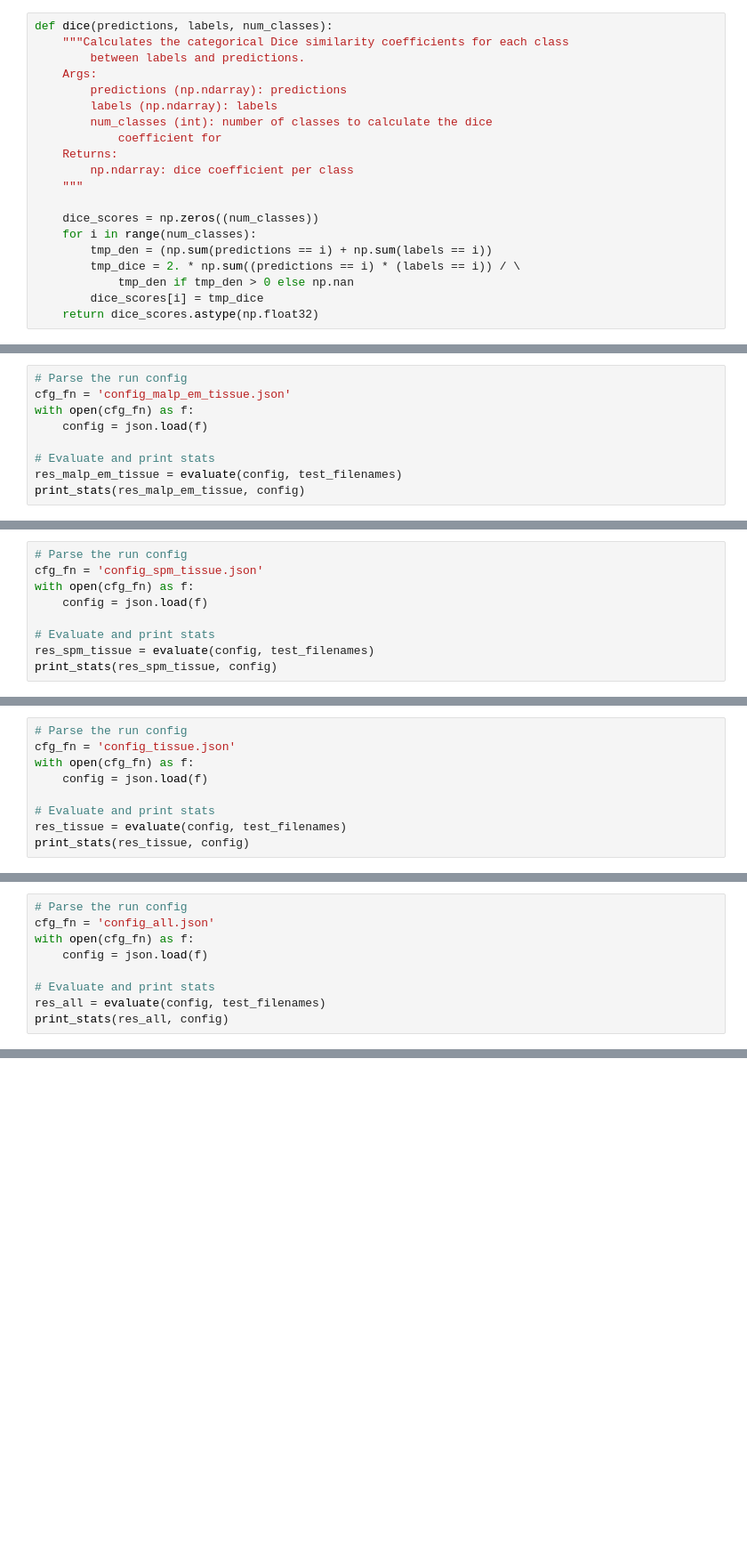
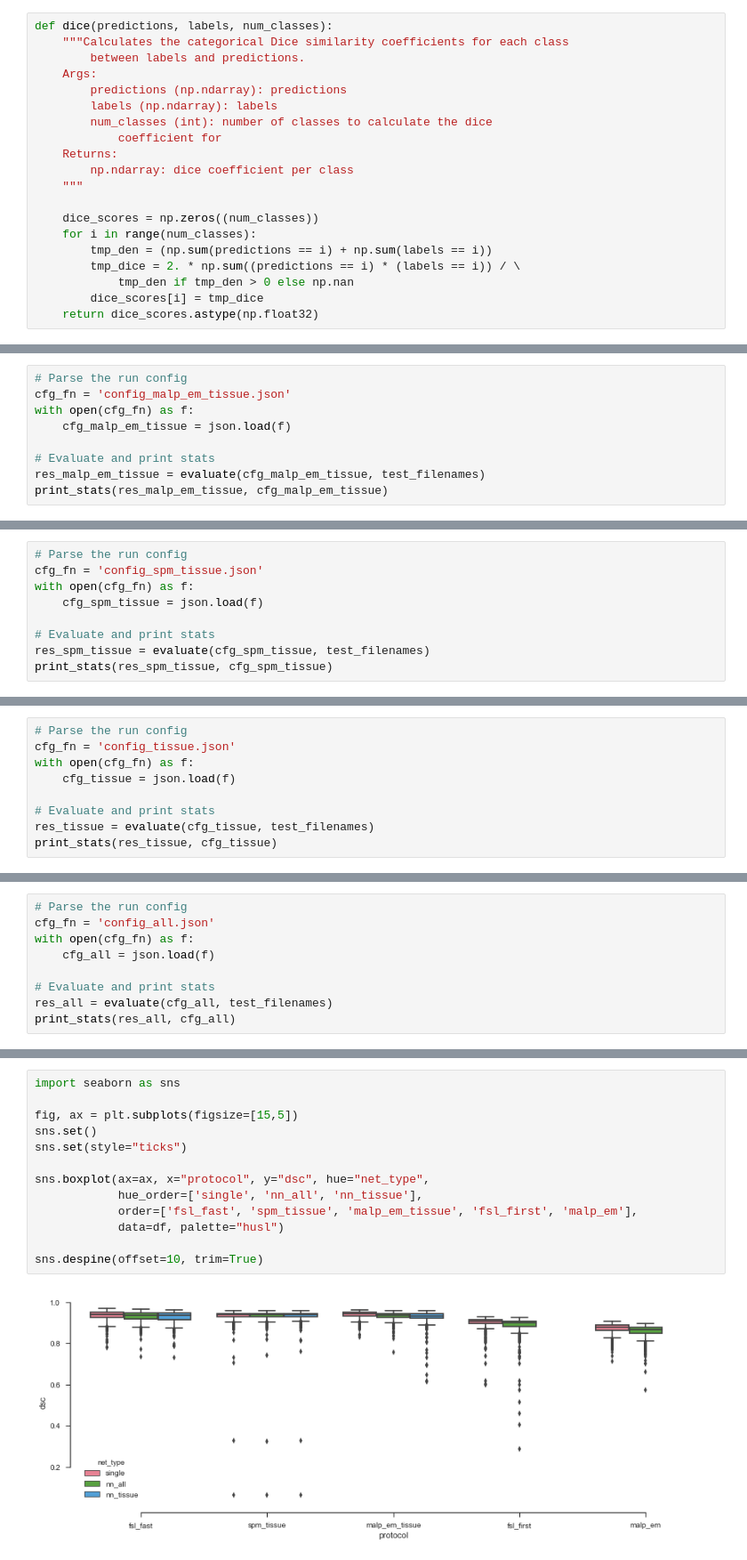
Before and after one commit to DLTK/models, a Jupyter notebook: neuronet_brain_segmentation_ukbb/eval.ipynb, the cells around one changed output, grey strips where cells are left out. Shown at 89% size. Cells and saved outputs as stored; diff of their text form; blank space fills up the shorter version.

Commit message:
enh: eval and plotting

```diff
--- a/neuronet_brain_segmentation_ukbb/eval.ipynb
+++ b/neuronet_brain_segmentation_ukbb/eval.ipynb
@@ -103,9 +147,9 @@ protocol: malp_em; mean: 0.8734; std: 0.0260; min: 0.7151; max: 0.9089
 # Parse the run config
 cfg_fn = 'config_malp_em_tissue.json'
 with open(cfg_fn) as f:
-    config = json.load(f)
+    cfg_malp_em_tissue = json.load(f)
 
 # Evaluate and print stats
-res_malp_em_tissue = evaluate(config, test_filenames)
-print_stats(res_malp_em_tissue, config)
+res_malp_em_tissue = evaluate(cfg_malp_em_tissue, test_filenames)
+print_stats(res_malp_em_tissue, cfg_malp_em_tissue)
 # %% [output]
@@ -114,9 +158,9 @@ protocol: malp_em_tissue; mean: 0.9497; std: 0.0149; min: 0.8597; max: 0.9689
 # Parse the run config
 cfg_fn = 'config_spm_tissue.json'
 with open(cfg_fn) as f:
-    config = json.load(f)
+    cfg_spm_tissue = json.load(f)
 
 # Evaluate and print stats
-res_spm_tissue = evaluate(config, test_filenames)
-print_stats(res_spm_tissue, config)
+res_spm_tissue = evaluate(cfg_spm_tissue, test_filenames)
+print_stats(res_spm_tissue, cfg_spm_tissue)
 # %% [output]
@@ -125,9 +169,9 @@ protocol: spm_tissue; mean: 0.9484; std: 0.0346; min: 0.2652; max: 0.9692
 # Parse the run config
 cfg_fn = 'config_tissue.json'
 with open(cfg_fn) as f:
-    config = json.load(f)
+    cfg_tissue = json.load(f)
 
 # Evaluate and print stats
-res_tissue = evaluate(config, test_filenames)
-print_stats(res_tissue, config)
+res_tissue = evaluate(cfg_tissue, test_filenames)
+print_stats(res_tissue, cfg_tissue)
 # %% [output]
@@ -138,9 +182,9 @@ protocol: malp_em_tissue; mean: 0.9391; std: 0.0269; min: 0.6763; max: 0.9649
 # Parse the run config
 cfg_fn = 'config_all.json'
 with open(cfg_fn) as f:
-    config = json.load(f)
+    cfg_all = json.load(f)
 
 # Evaluate and print stats
-res_all = evaluate(config, test_filenames)
-print_stats(res_all, config)
+res_all = evaluate(cfg_all, test_filenames)
+print_stats(res_all, cfg_all)
 # %% [output]
@@ -151,0 +299,15 @@ protocol: malp_em_tissue; mean: 0.9430; std: 0.0162; min: 0.7959; max: 0.9651
+# %%
+import seaborn as sns
+
+fig, ax = plt.subplots(figsize=[15,5])
+sns.set()
+sns.set(style="ticks")
+
+sns.boxplot(ax=ax, x="protocol", y="dsc", hue="net_type",
+            hue_order=['single', 'nn_all', 'nn_tissue'],
+            order=['fsl_fast', 'spm_tissue', 'malp_em_tissue', 'fsl_first', 'malp_em'],
+            data=df, palette="husl")
+
+sns.despine(offset=10, trim=True)
+# %% [output]
+[figure, added]
```
Also changed, not shown: parts of 12 cells of this notebook.
